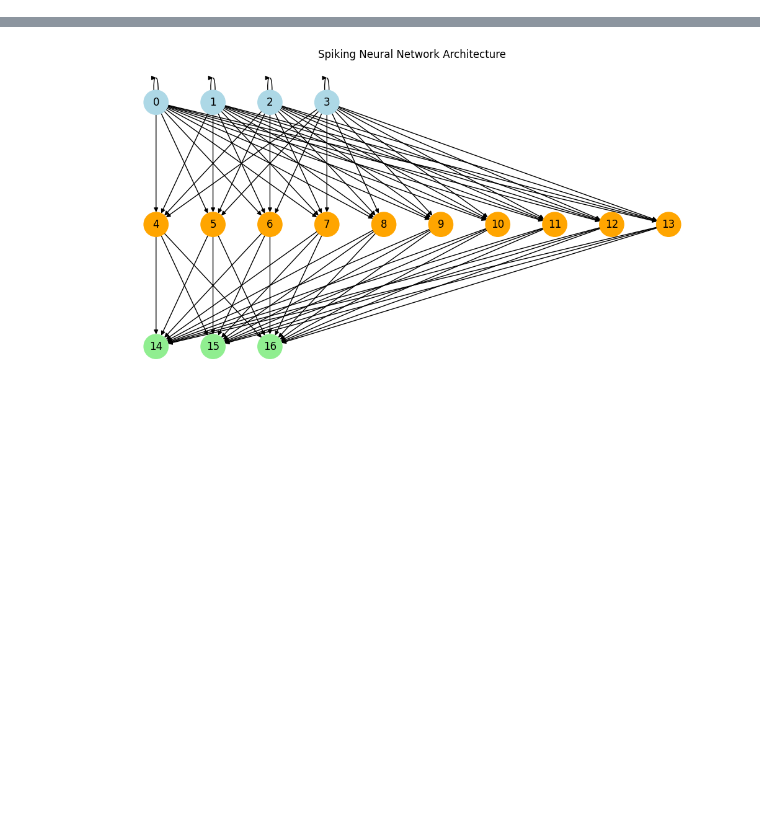
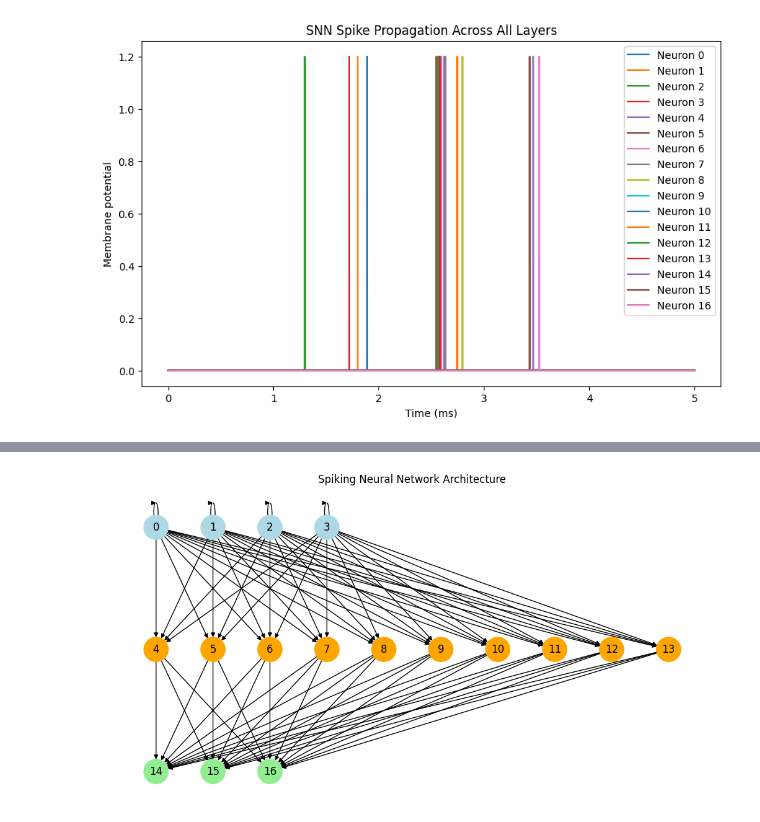
Before and after one commit to Ian3133/Dissertation, a Jupyter notebook: scratch3.ipynb, the cells around one changed output, grey strips where cells are left out. Cells and saved outputs as stored; diff of their text form; code cells hidden in the pictures; blank space fills up the shorter version.

```diff
--- a/scratch3.ipynb
+++ b/scratch3.ipynb
@@ -42,10 +255,10 @@ neurons.v = 0
 neurons.scheduled_time = 1e9 * second
 neurons.global_clock = 0.0
 neurons.sum = 0.0
-neurons.spikes_received = 0
+neurons.spikes_received = 0.0
 
-# Spike inputs (one per input neuron)
-stim = SpikeGeneratorGroup(n_input, indices=range(n_input), times=[i*0.432 for i in range(n_input)]*ms)
+# Spike inputs (one per input neuron)     times=[i*0.4 for i in range(n_input)]
+stim = SpikeGeneratorGroup(n_input, indices=range(n_input), times=(np.random.uniform(0.005, .995, size=4) * ms))
 
 # Input → Hidden connections
 syn_input = Synapses(stim, neurons[0:n_input], '''
@@ -54,7 +267,7 @@ syn_input = Synapses(stim, neurons[0:n_input], '''
 ''', on_pre='''
     spikes_received += 1
     sum += spike_timing(w, global_clock, layer, spikes_received, sum)
-    scheduled_time = math1(sum, spikes_received, layer) * ms
+    scheduled_time = ((sum/spikes_received) + layer) * ms
 ''')
 syn_input.connect(j='i')  # connect stim[i] to neurons[i]
 syn_input.w = np.random.uniform(0.10, 0.95, size=4)
@@ -67,10 +280,11 @@ syn_hidden = Synapses(neurons[0:n_input], neurons[n_input:n_input + n_hidden], '
 ''', on_pre='''
     spikes_received += 1
     sum += spike_timing(w, global_clock, layer, spikes_received, sum)
-    scheduled_time = math1(sum, spikes_received, layer) * ms
+    scheduled_time = ((sum/spikes_received) + layer) * ms
 ''')
 syn_hidden.connect()
-syn_hidden.w = np.random.uniform(0.10, 0.90, size=40)
+syn_hidden.w = [ 0.1135968 ,  0.18025309,  0.10094303, -0.5609372 , -0.19758941, -0.20204231, -0.3657724 ,  0.02413964, -0.6838493 ,  0.13974035, -0.4299119 ,  0.6738531 ,  0.9506301 , -0.18848935,  0.14345719, -0.48180234,  0.00865681,  0.01765617,  0.17112266, -0.08891857, -0.09449631, -0.8266945 , -1.235361  ,  0.14157972,  0.51368946, 0.321979  , -0.1708726 ,  0.07350195, -0.24007349, -0.5640322, -0.08869338, -0.745832  , -0.36420307,  0.36688203,  0.85630447, -0.5828457 , -0.5360476 ,  0.82350487, -0.12507023, -0.4661583 ]
+#np.random.uniform(0.10, 0.90, size=40)
 syn_hidden.layer = 2
 
 # Output layer: hidden → output
@@ -80,18 +294,17 @@ syn_output = Synapses(neurons[n_input:n_input + n_hidden], neurons[n_input + n_h
 ''', on_pre='''
     spikes_received += 1
     sum += spike_timing(w, global_clock, layer, spikes_received, sum)
-    scheduled_time = math1(sum, spikes_received, layer) * ms
+    scheduled_time = ((sum/spikes_received) + layer) * ms
 
 ''')
 syn_output.connect()
-syn_output.w = np.random.uniform(0.10, .90, size=30)
+syn_output.w = [ 0.7116071 , -1.1385437 , -1.088651, 0.43341887, -1.4892002 , -1.3539809 ,0.28178445,  0.152175  , -0.54456943, -1.5054257 ,  0.12284008,  0.49124786, -0.41317764,  0.5724888 ,  0.4868003, 0.38319886,  0.31672755,  0.5698485, -0.7893439 , -0.4332046 ,  1.1470755, -0.619324  , -0.6091148 , -0.2407385, -0.02582   , -0.17720485,  0.3123896, -0.01638766,  0.39673412, -0.4153284 ]
+#np.random.uniform(0.10, .90, size=30)
 syn_output.layer = 3
 
 # Scheduled activation & clock update
 neurons.run_regularly('''
-    v = int(abs(t - scheduled_time) < 0.05*ms) * 1.2
-
-
+    v = int(abs(t - scheduled_time) < 0.0005*ms) * 1.2
 
     global_clock += 0.001
 ''', dt=0.001*ms)
@@ -105,26 +318,27 @@ sch_time = StateMonitor(neurons, 'scheduled_time', record=True)
 
 spikemon = SpikeMonitor(neurons)
 
-# Run
+
 run(5*ms)
 
 # # Plot voltages
-# figure(figsize=(10, 6))
-# for i in range(n_total):  # All neurons
-#     plot(mon.t/ms, mon.v[i], label=f'Neuron {i}')
-# xlabel('Time (ms)')
-# ylabel('Membrane potential')
-# legend()
-# title('SNN Spike Propagation Across All Layers')
-# show()
+figure(figsize=(10, 6))
+for i in range(n_total):  # All neurons
+    plot(mon.t/ms, mon.v[i], label=f'Neuron {i}')
+xlabel('Time (ms)')
+ylabel('Membrane potential')
+legend()
+title('SNN Spike Propagation Across All Layers')
+show()
 
 #plot(mon_sum.t/ms, mon_sum.sum[4])  # or any neuron index
 print(mon_sum.sum[1])
 print(sp_mon.spikes_received[1])
 print(sch_time.scheduled_time[1])
 
-# for i in spikemon.i:
-#     times = spikemon.spike_trains()[i]
-#     formatted = [f"{t/ms:.4f} ms" for t in times]  # Show 4 decimal places
-#     print(f"Neuron {i} spike times: {formatted}")
+for i in range(n_total):
+    times = spikemon.spike_trains()[i]
+    if len(times) > 0:
+        formatted_times = [f"{t/ms:.3f} ms" for t in times]
+        print(f"Neuron {i} spike times: {formatted_times}")
 # %% [output]
@@ -132,6 +346,7 @@ WARNING    'i' is an internal variable of group 'synapses_183', but also exists
 WARNING    Came across an abstract code block that may not be well-defined: the outcome may depend on the order of execution. You can ignore this warning if you are sure that the order of operations d ...
  [brian2.codegen.generators.base]
 WARNING    Came across an abstract code block that may not be well-defined: the outcome may depend on the order of execution. You can ignore this warning if you are sure that the order of operations d ...
  [brian2.codegen.generators.base]
 WARNING    Came across an abstract code block that may not be well-defined: the outcome may depend on the order of execution. You can ignore this warning if you are sure that the order of operations d ...
  [brian2.codegen.generators.base]
+[figure, added]
```
Also changed, not shown: parts of 4 cells of this notebook.
